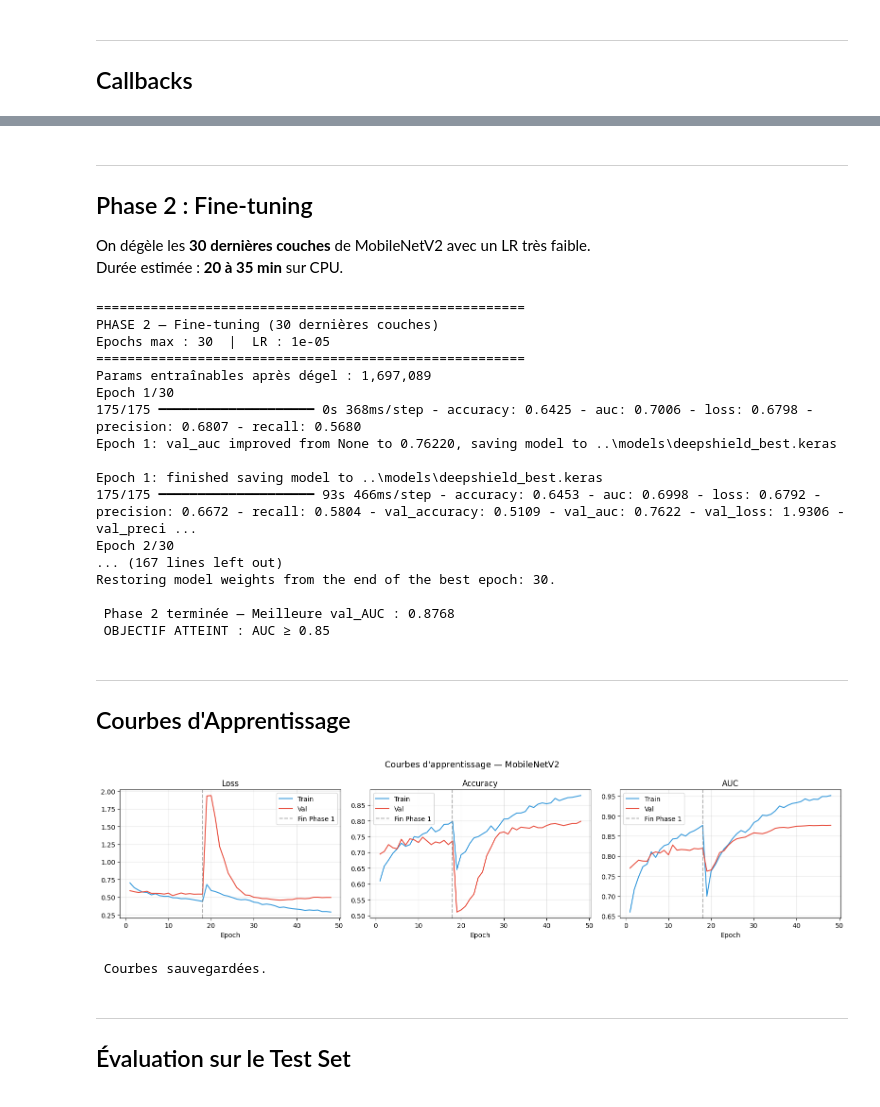
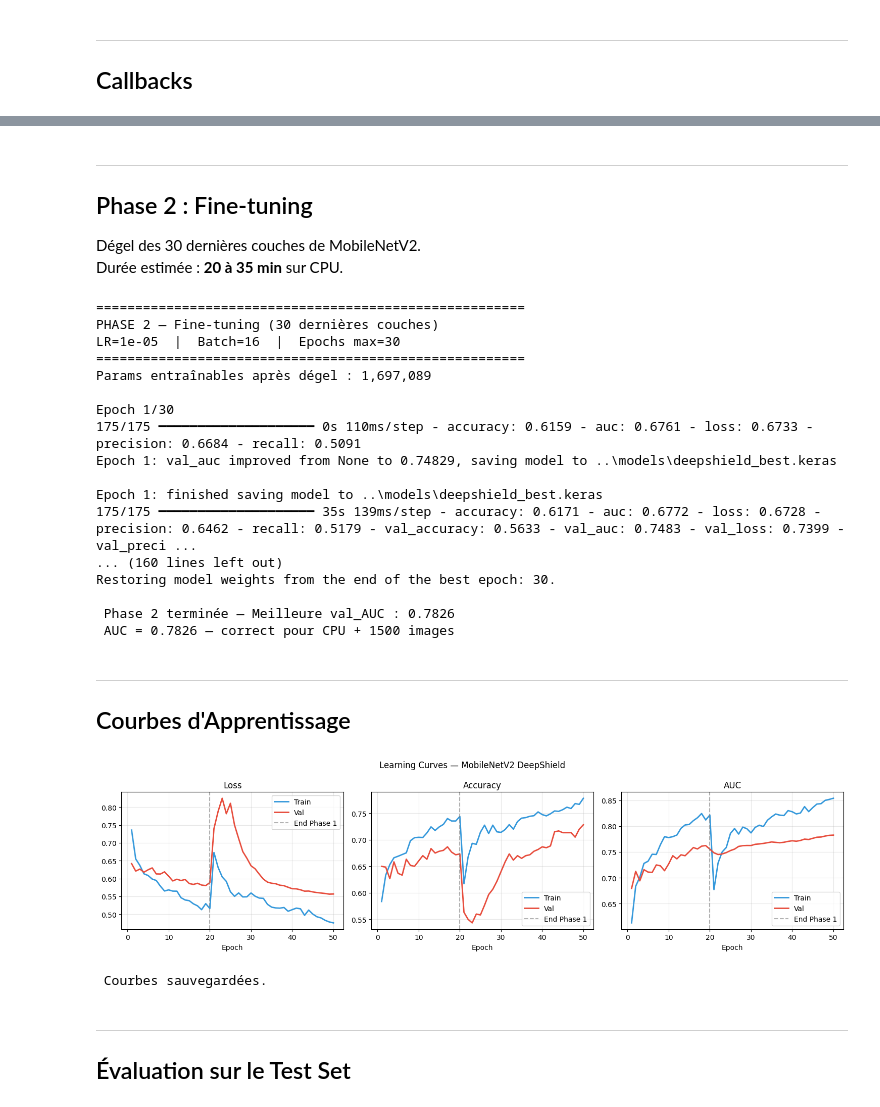
Before and after one commit to tiancielle/DeepShield-Detect, a Jupyter notebook: notebooks/02_model_training.ipynb, the cells around one changed output, grey strips where cells are left out. Drawn from its saved outputs; the diff is of its cells as text; code cells hidden in the pictures.

```diff
--- a/notebooks/02_model_training.ipynb
+++ b/notebooks/02_model_training.ipynb
@@ -228,30 +232,27 @@ Bonne convergence — Phase 2 va améliorer encore
 ---
 ##  Phase 2 : Fine-tuning
 
-On dégèle les **30 dernières couches** de MobileNetV2 avec un LR très faible.
+Dégel des 30 dernières couches de MobileNetV2.
 Durée estimée : **20 à 35 min** sur CPU.
 # %%
-print('=' * 55)
+print('='*55)
 print('PHASE 2 — Fine-tuning (30 dernières couches)')
-print(f'Epochs max : {EPOCHS_FINE}  |  LR : {LR_FINE}')
-print('=' * 55)
+print(f'LR={LR_FINE}  |  Batch={BATCH_SIZE}  |  Epochs max={EPOCHS_FINE}')
+print('='*55)
 
 base_model.trainable = True
 for layer in base_model.layers[:-30]:
     layer.trainable = False
 
-trainable = sum([tf.size(w).numpy() for w in model.trainable_weights])
-print(f'Params entraînables après dégel : {trainable:,}')
+trainable = sum(tf.size(w).numpy() for w in model.trainable_weights)
+print(f'Params entraînables après dégel : {trainable:,}\n')
 
 model.compile(
     optimizer=Adam(learning_rate=LR_FINE),
     loss='binary_crossentropy',
-    metrics=[
-        'accuracy',
-        keras.metrics.AUC(name='auc'),
-        keras.metrics.Precision(name='precision'),
-        keras.metrics.Recall(name='recall')
-    ]
+    metrics=['accuracy', keras.metrics.AUC(name='auc'),
+             keras.metrics.Precision(name='precision'),
+             keras.metrics.Recall(name='recall')]
 )
 
 history2 = model.fit(
@@ -265,56 +266,50 @@ history2 = model.fit(
 
 best_auc_p2 = max(history2.history['val_auc'])
 print(f'\n Phase 2 terminée — Meilleure val_AUC : {best_auc_p2:.4f}')
-
-if best_auc_p2 >= 0.85:
-    print(' OBJECTIF ATTEINT : AUC ≥ 0.85 ')
-else:
-    print(f'AUC = {best_auc_p2:.4f} — acceptable pour CPU avec 1500 images')
+if best_auc_p2 >= 0.85: print(' OBJECTIF ATTEINT : AUC ≥ 0.85 ')
+else:                    print(f' AUC = {best_auc_p2:.4f} — correct pour CPU + 1500 images')
 # %% [output]
 =======================================================
 PHASE 2 — Fine-tuning (30 dernières couches)
-Epochs max : 30  |  LR : 1e-05
+LR=1e-05  |  Batch=16  |  Epochs max=30
 =======================================================
 Params entraînables après dégel : 1,697,089
+
 Epoch 1/30
-175/175 ━━━━━━━━━━━━━━━━━━━━ 0s 368ms/step - accuracy: 0.6425 - auc: 0.7006 - loss: 0.6798 - precision: 0.6807 - recall: 0.5680
-Epoch 1: val_auc improved from None to 0.76220, saving model to ..\models\deepshield_best.keras
+175/175 ━━━━━━━━━━━━━━━━━━━━ 0s 110ms/step - accuracy: 0.6159 - auc: 0.6761 - loss: 0.6733 - precision: 0.6684 - recall: 0.5091
+Epoch 1: val_auc improved from None to 0.74829, saving model to ..\models\deepshield_best.keras
 
 Epoch 1: finished saving model to ..\models\deepshield_best.keras
-175/175 ━━━━━━━━━━━━━━━━━━━━ 93s 466ms/step - accuracy: 0.6453 - auc: 0.6998 - loss: 0.6792 - precision: 0.6672 - recall: 0.5804 - val_accuracy: 0.5109 - val_auc: 0.7622 - val_loss: 1.9306 - val_preci ...
-Epoch 2/30
-... (167 lines left out)
+175/175 ━━━━━━━━━━━━━━━━━━━━ 35s 139ms/step - accuracy: 0.6171 - auc: 0.6772 - loss: 0.6728 - precision: 0.6462 - recall: 0.5179 - val_accuracy: 0.5633 - val_auc: 0.7483 - val_loss: 0.7399 - val_preci ...
+... (160 lines left out)
 Restoring model weights from the end of the best epoch: 30.
 
- Phase 2 terminée — Meilleure val_AUC : 0.8768
- OBJECTIF ATTEINT : AUC ≥ 0.85
+ Phase 2 terminée — Meilleure val_AUC : 0.7826
+ AUC = 0.7826 — correct pour CPU + 1500 images
 # %% [markdown]
 ---
 ## Courbes d'Apprentissage
 # %%
-# Fusionner les deux historiques
 merged = {k: history1.history[k] + history2.history[k] for k in history1.history}
 ep     = range(1, len(merged['loss']) + 1)
 p1_end = len(history1.history['loss'])
 
-fig, axes = plt.subplots(1, 3, figsize=(16, 4))
-fig.suptitle('Courbes d\'apprentissage — MobileNetV2', fontsize=13)
+fig, axes = plt.subplots(1, 3, figsize=(15, 4))
+fig.suptitle('Learning Curves — MobileNetV2 DeepShield', fontsize=12)
 
-for ax, metric, title in zip(axes,
-    ['loss', 'accuracy', 'auc'],
-    ['Loss', 'Accuracy', 'AUC']):
-    ax.plot(ep, merged[metric],          label='Train', color='#3498db')
-    ax.plot(ep, merged[f'val_{metric}'], label='Val',   color='#e74c3c')
-    ax.axvline(x=p1_end, color='gray', linestyle='--', alpha=0.6, label='Fin Phase 1')
+for ax, m, title in zip(axes, ['loss','accuracy','auc'], ['Loss','Accuracy','AUC']):
+    ax.plot(ep, merged[m],            label='Train', color='#3498db', lw=2)
+    ax.plot(ep, merged[f'val_{m}'],   label='Val',   color='#e74c3c', lw=2)
+    ax.axvline(p1_end, color='gray', ls='--', alpha=0.6, label='End Phase 1')
     ax.set_title(title); ax.set_xlabel('Epoch')
     ax.legend(); ax.grid(True, alpha=0.3)
 
 plt.tight_layout()
-plt.savefig(os.path.join(RESULTS_DIR, 'learning_curves.png'), dpi=150)
+plt.savefig(os.path.join(RESULTS_DIR, 'learning_curves.png'), dpi=120)
 plt.show()
 print(' Courbes sauvegardées.')
 # %% [output]
-[figure, old version]
+[figure, new version]
  Courbes sauvegardées.
 # %% [markdown]
 ---
```
Also changed, not shown: parts of 18 cells of this notebook, 3 other files.
